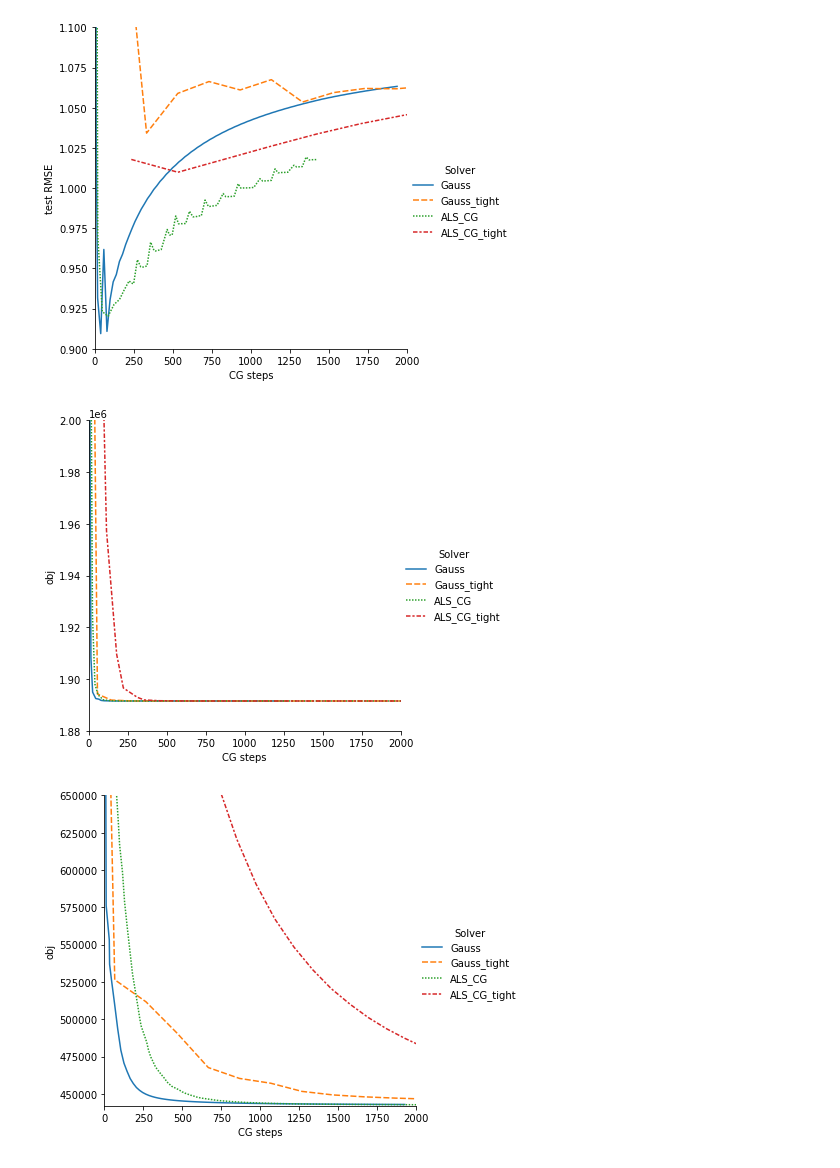
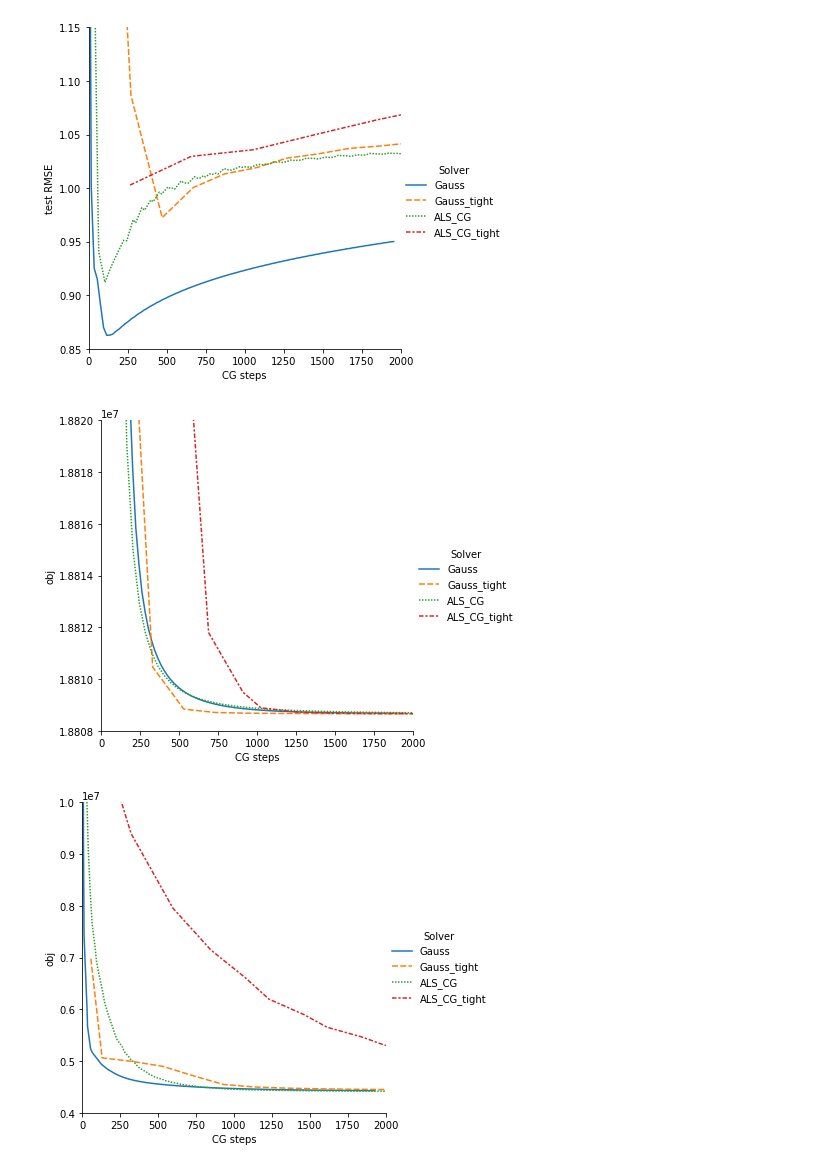
Before and after one commit to jyhsia5174/Gauss-Newton-EXP-Code, a Jupyter notebook: analysis/fig2.ipynb, the cells around one changed output. Cells and saved outputs as stored; diff of their text form; code cells hidden in the pictures.

```diff
--- a/analysis/fig2.ipynb
+++ b/analysis/fig2.ipynb
@@ -8,10 +8,10 @@ import matplotlib.pyplot as plt
 def get_test_loss(l2):
     data_names = ['Gauss', "Gauss_tight", "ALS_CG", "ALS_CG_tight"]
     data_frames = []
-    data_frames.append( pd.read_csv('matlab-log/'+'sol_0_gpu_0_l2_'+l2+'_d_40_t_100_eta_0.3_cgt_20.csv') )   # Gauss
-    data_frames.append( pd.read_csv('matlab-log/'+'sol_0_gpu_0_l2_'+l2+'_d_40_t_100_eta_0.01_cgt_200.csv') ) # Gauss tight
-    data_frames.append( pd.read_csv('matlab-log/'+'sol_1_gpu_0_l2_'+l2+'_d_40_t_100_eta_0.3_cgt_20.csv') )   # ALSCG
-    data_frames.append( pd.read_csv('matlab-log/'+'sol_1_gpu_0_l2_'+l2+'_d_40_t_100_eta_0.01_cgt_200.csv') ) # ALSCG tight
+    data_frames.append( pd.read_csv('matlab-log/'+'sol_0_gpu_1_l2_'+l2+'_d_40_t_100_eta_0.3_cgt_20_time_1.csv') )   # Gauss
+    data_frames.append( pd.read_csv('matlab-log/'+'sol_0_gpu_1_l2_'+l2+'_d_40_t_100_eta_0.01_cgt_200.csv') ) # Gauss tight
+    data_frames.append( pd.read_csv('matlab-log/'+'sol_1_gpu_1_l2_'+l2+'_d_40_t_100_eta_0.3_cgt_20_time_1.csv') )   # ALSCG
+    data_frames.append( pd.read_csv('matlab-log/'+'sol_1_gpu_1_l2_'+l2+'_d_40_t_100_eta_0.01_cgt_200.csv') ) # ALSCG tight
     for i in range(2,len(data_frames)):
         data_frames[i]['#cg'] = data_frames[i]['#cg_U'] + data_frames[i]['#cg_V']
     for i in range(len(data_frames)):
@@ -23,10 +23,10 @@ def get_test_loss(l2):
 def get_obj(l2):
     data_names = ['Gauss', "Gauss_tight", "ALS_CG", "ALS_CG_tight"]
     data_frames = []
-    data_frames.append( pd.read_csv('matlab-log/'+'sol_0_gpu_0_l2_'+l2+'_d_40_t_100_eta_0.3_cgt_20.csv') )   # Gauss
-    data_frames.append( pd.read_csv('matlab-log/'+'sol_0_gpu_0_l2_'+l2+'_d_40_t_100_eta_0.01_cgt_200.csv') ) # Gauss tight
-    data_frames.append( pd.read_csv('matlab-log/'+'sol_1_gpu_0_l2_'+l2+'_d_40_t_100_eta_0.3_cgt_20.csv') )   # ALSCG
-    data_frames.append( pd.read_csv('matlab-log/'+'sol_1_gpu_0_l2_'+l2+'_d_40_t_100_eta_0.01_cgt_200.csv') ) # ALSCG tight
+    data_frames.append( pd.read_csv('matlab-log/'+'sol_0_gpu_1_l2_'+l2+'_d_40_t_100_eta_0.3_cgt_20_time_1.csv') )   # Gauss
+    data_frames.append( pd.read_csv('matlab-log/'+'sol_0_gpu_1_l2_'+l2+'_d_40_t_100_eta_0.01_cgt_200.csv') ) # Gauss tight
+    data_frames.append( pd.read_csv('matlab-log/'+'sol_1_gpu_1_l2_'+l2+'_d_40_t_100_eta_0.3_cgt_20_time_1.csv') )   # ALSCG
+    data_frames.append( pd.read_csv('matlab-log/'+'sol_1_gpu_1_l2_'+l2+'_d_40_t_100_eta_0.01_cgt_200.csv') ) # ALSCG tight
     for i in range(2,len(data_frames)):
         data_frames[i]['#cg'] = data_frames[i]['#cg_U'] + data_frames[i]['#cg_V']
     for i in range(len(data_frames)):
@@ -57,28 +57,28 @@ l2 = '5e-3'
 data = get_test_loss(l2)
 data = data.melt(id_vars="#cg", var_name="Solver", value_name="RMSE")
 g = sns.relplot(x="#cg", y="RMSE", kind="line", hue="Solver", style="Solver", dashes=True, data=data)
-g.ax.set(ylim=(0.9,1.1), xlim=(0,2000), xlabel="CG steps", ylabel="test RMSE")
+g.ax.set(ylim=(0.85,1.15), xlim=(0,2000), xlabel="CG steps", ylabel="test RMSE")
 g.savefig("fig/fig2-"+l2+"-RMSE.png")
 # %% [output]
-[figure, old version]
+[figure, new version]
 # %%
 l2 = '5e-1'
 data = get_obj(l2)
 data = data.melt(id_vars="#cg", var_name="Solver", value_name="obj")
 g = sns.relplot(x="#cg", y="obj", kind="line", hue="Solver", style="Solver", dashes=True, data=data)
-g.ax.set(ylim=(1.88e6, 2e6), xlim=(0,2000), xlabel="CG steps", ylabel="obj")
+g.ax.set(ylim=(1.8808e7, 1.882e7), xlim=(0,2000), xlabel="CG steps", ylabel="obj")
 g.savefig("fig/fig1-"+l2+"-obj.png")
 # %% [output]
-[figure, old version]
+[figure, new version]
 # %%
 l2 = '5e-2'
 data = get_obj(l2)
 data = data.melt(id_vars="#cg", var_name="Solver", value_name="obj")
 g = sns.relplot(x="#cg", y="obj", kind="line", hue="Solver", style="Solver", dashes=True, data=data)
-g.ax.set(ylim=(4.42e5, 6.5e5), xlim=(0,2000), xlabel="CG steps", ylabel="obj")
+g.ax.set(ylim=(0.4e7, 1e7), xlim=(0,2000), xlabel="CG steps", ylabel="obj")
 g.savefig("fig/fig1-"+l2+"-obj.png")
 # %% [output]
-[figure, old version]
+[figure, new version]
 # %%
 l2 = '5e-3'
 data = get_obj(l2)
```
Also changed, not shown: parts of 3 cells of this notebook, 20 other files.
